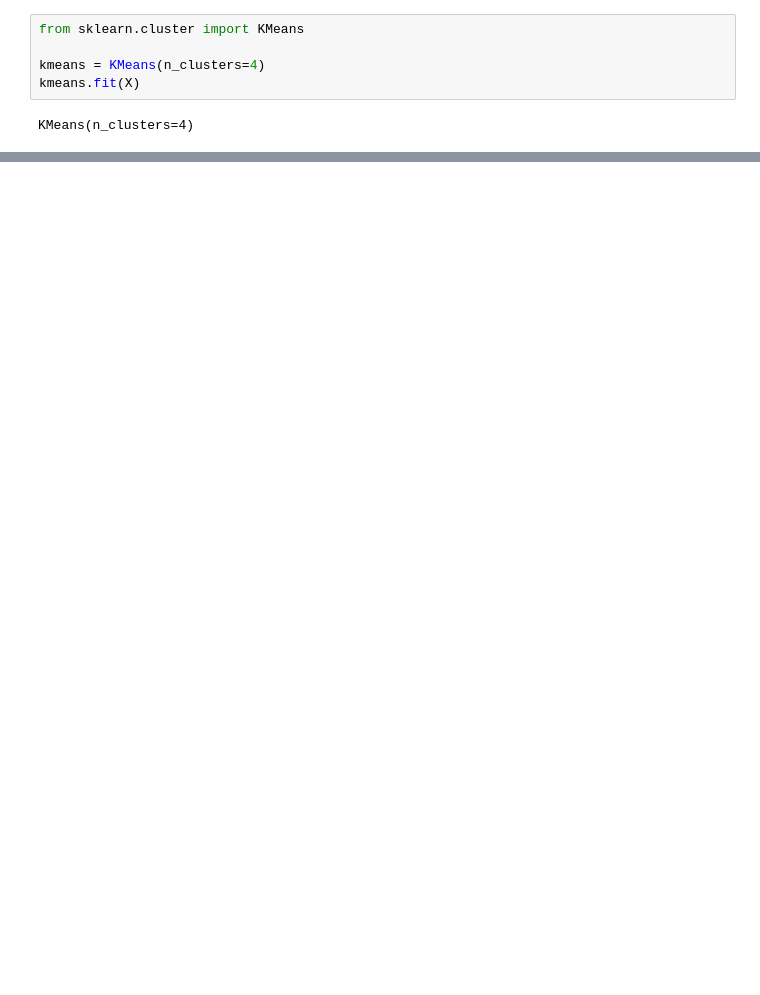
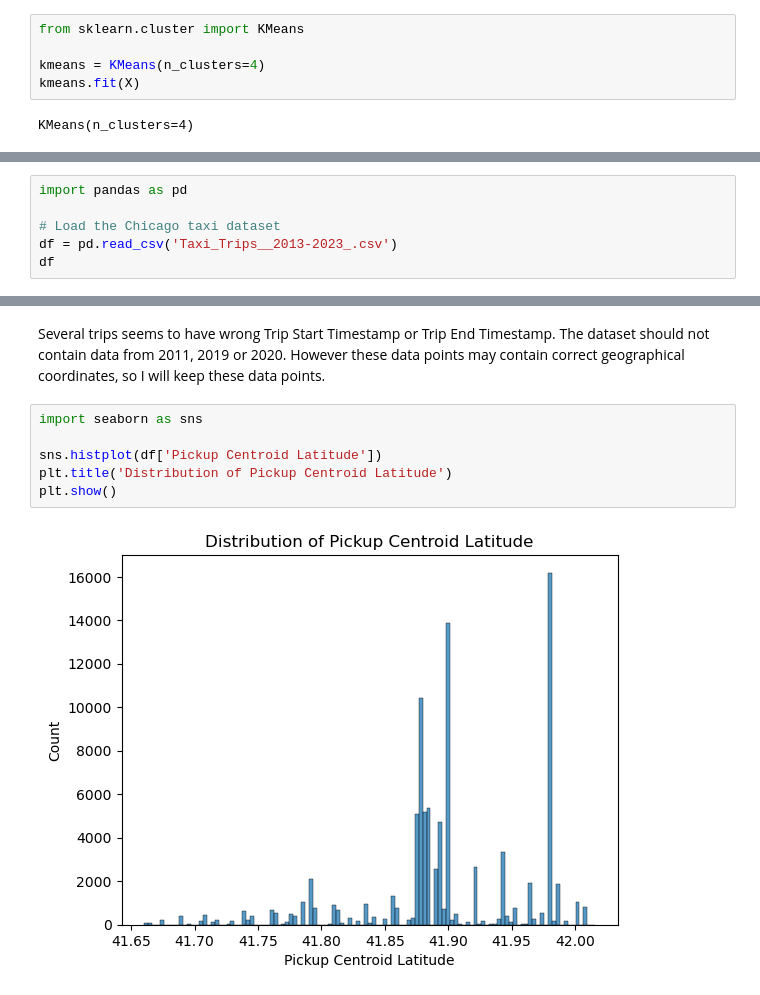
Before and after one commit to USFCA-CS663-Spring2024/kmeans-Qianru69, a Jupyter notebook: Assignment 2 - Clustering.ipynb, the cells around one changed output, grey strips where cells are left out. Drawn from its saved outputs; the diff is of its cells as text; blank space fills up the shorter version.

Commit message:
Complete analysis with Chicago Taxi dataset

```diff
--- a/Assignment 2 - Clustering.ipynb
+++ b/Assignment 2 - Clustering.ipynb
@@ -200,0 +201,6 @@ Two datasets included for this section:
+# %%
+import pandas as pd
+
+# Load the Chicago taxi dataset
+df = pd.read_csv('Taxi_Trips__2013-2023_.csv')
+df
@@ -200,0 +316,10 @@ Two datasets included for this section:
+# %% [markdown]
+Several trips seems to have wrong Trip Start Timestamp or Trip End Timestamp. The dataset should not contain data from 2011, 2019 or 2020. However these data points may contain correct geographical coordinates, so I will keep these data points.
+# %%
+import seaborn as sns
+
+sns.histplot(df['Pickup Centroid Latitude'])
+plt.title('Distribution of Pickup Centroid Latitude')
+plt.show()
+# %% [output]
+[figure, added]
```
Also changed, not shown: parts of 51 cells of this notebook.
